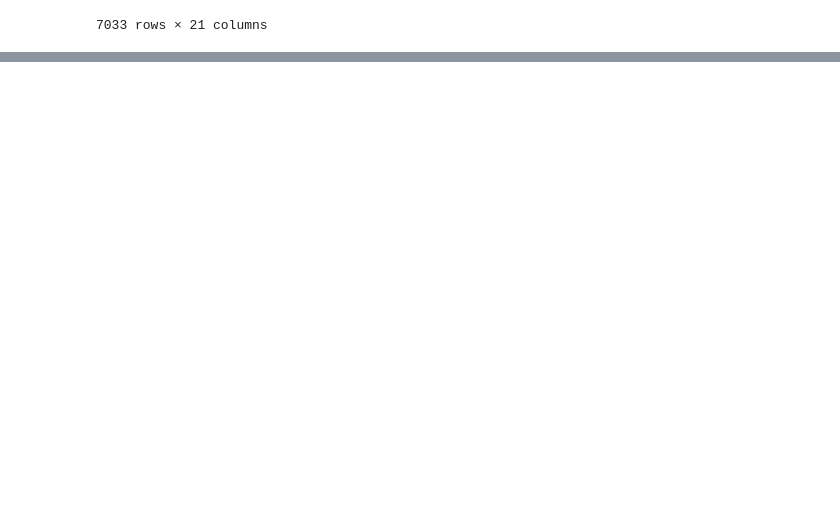
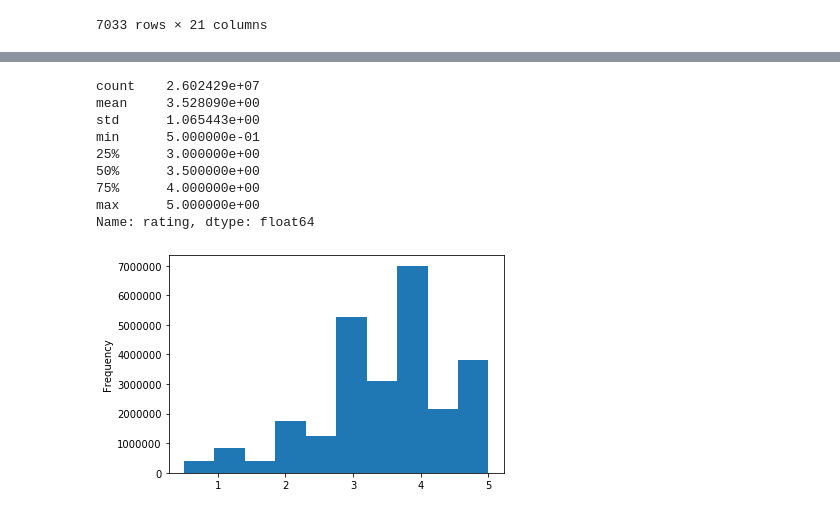
Before and after one commit to damiencorr/Movies-ETL, a Jupyter notebook: Module 8 ETL movies.ipynb, the cells around one changed output, grey strips where cells are left out. Drawn from its saved outputs; the diff is of its cells as text; code cells hidden in the pictures; blank space fills up the shorter version.

```diff
--- a/Module 8 ETL movies.ipynb
+++ b/Module 8 ETL movies.ipynb
@@ -513,0 +1307,20 @@ wiki_movies_df
+# %%
+# Since the output looks reasonable, assign it to the timestamp column.
+ratings['timestamp'] = pd.to_datetime(ratings['timestamp'], unit='s')
+# %%
+# look at the statistics of the actual ratings for any glaring errors by looking at a histogram of the rating distributions
+# then use the describe() method to print out some stats on central tendency and spread
+# A histogram is a quick, visual way to get a sense of how a dataset is distributed.
+ratings['rating'].plot(kind='hist')
+ratings['rating'].describe()
+# %% [output]
+count    2.602429e+07
+mean     3.528090e+00
+std      1.065443e+00
+min      5.000000e-01
+25%      3.000000e+00
+50%      3.500000e+00
+75%      4.000000e+00
+max      5.000000e+00
+Name: rating, dtype: float64
+[figure, added]
```
Also changed, not shown: parts of 81 cells of this notebook.
